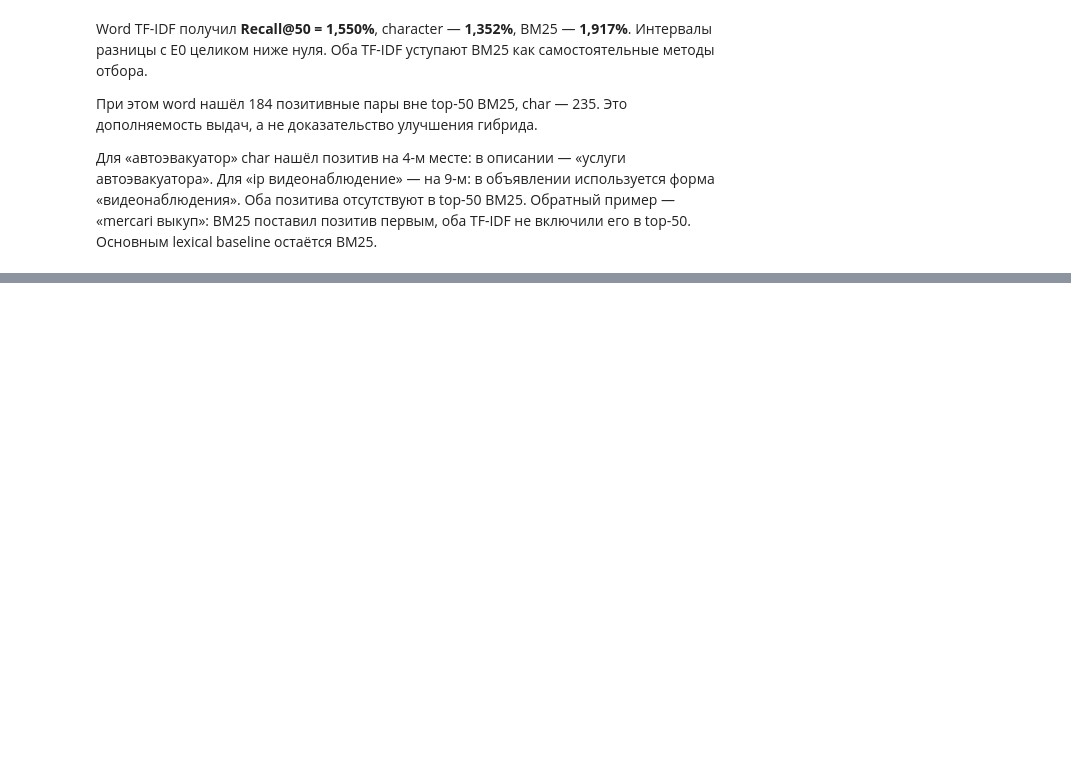
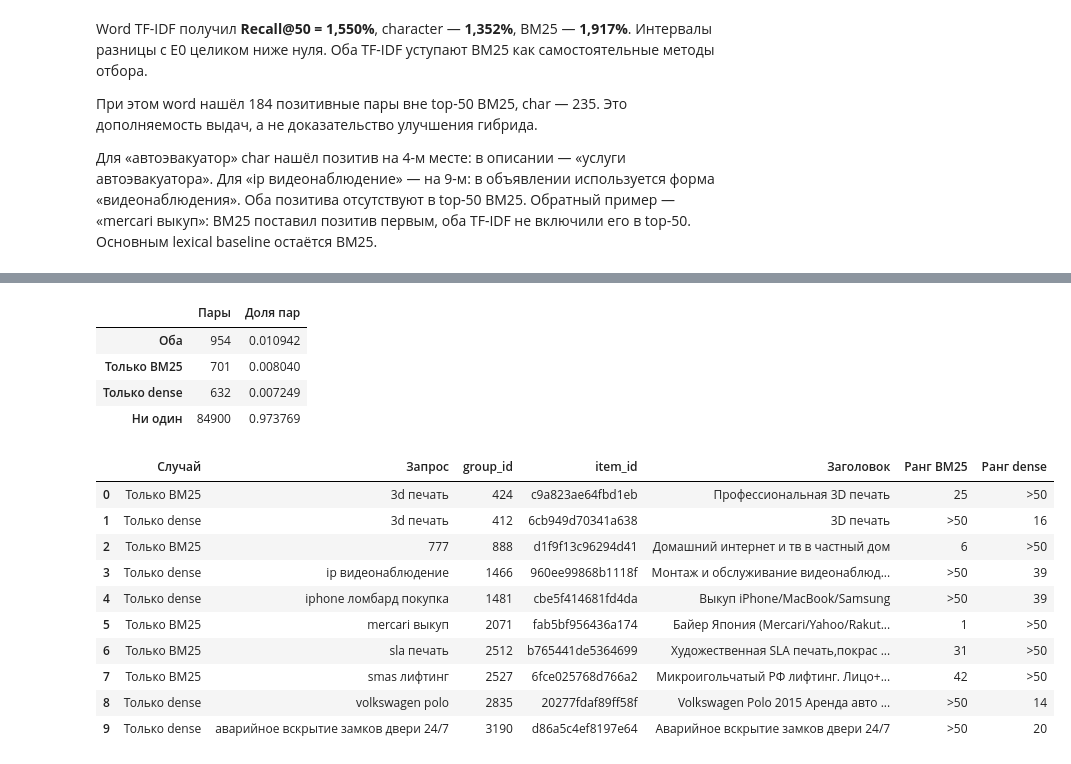
Before and after one commit to alexiva05/avito-service-search, a Jupyter notebook: solution.ipynb, the cells around one changed output, grey strips where cells are left out. Cells and saved outputs as stored; diff of their text form; code cells hidden in the pictures; blank space fills up the shorter version.

Commit message:
Добавлен dense baseline и сравнение с BM25

```diff
--- a/solution.ipynb
+++ b/solution.ipynb
@@ -1199,0 +1446,40 @@ BM25 поставил позитив первым, оба TF-IDF не включ
+# %%
+dense_pair_counts = {"Оба": 0, "Только BM25": 0, "Только dense": 0, "Ни один": 0}
+dense_examples, seen_examples = [], {"Только BM25": set(), "Только dense": set()}
+for query in validation.sort_values("search_query", kind="stable").itertuples():
+    base, candidate = predictions[query.search_query], dense_predictions[query.search_query]
+    base_found, dense_found = query.positives & set(base), query.positives & set(candidate)
+    dense_pair_counts["Оба"] += len(base_found & dense_found)
+    dense_pair_counts["Только BM25"] += len(base_found - dense_found)
+    dense_pair_counts["Только dense"] += len(dense_found - base_found)
+    dense_pair_counts["Ни один"] += len(query.positives - (base_found | dense_found))
+    for label, changed in [("Только BM25", base_found - dense_found), ("Только dense", dense_found - base_found)]:
+        if changed and len(seen_examples[label]) < 5 and query.search_query not in seen_examples[label]:
+            item_id = sorted(changed)[0]
+            dense_examples.append({"Случай": label, "Запрос": query.search_query, "group_id": query.Index,
+                                   "item_id": item_id, "Заголовок": titles_by_id[item_id],
+                                   "Ранг BM25": base.index(item_id) + 1 if item_id in base else ">50",
+                                   "Ранг dense": candidate.index(item_id) + 1 if item_id in candidate else ">50"})
+            seen_examples[label].add(query.search_query)
+assert sum(dense_pair_counts.values()) == validation.n_positives.sum()
+dense_pair_table = pd.Series(dense_pair_counts, name="Пары").to_frame()
+dense_pair_table["Доля пар"] = dense_pair_table.Пары / dense_pair_table.Пары.sum()
+display(dense_pair_table)
+display(pd.DataFrame(dense_examples))
+# %% [output]
+|  | Пары | Доля пар |
+| Оба | 954 | 0.010942 |
+| Только BM25 | 701 | 0.008040 |
+| Только dense | 632 | 0.007249 |
+| Ни один | 84900 | 0.973769 |
+|  | Случай | Запрос | group_id | item_id | Заголовок | Ранг BM25 | Ранг dense |
+| 0 | Только BM25 | 3d печать | 424 | c9a823ae64fbd1eb | Профессиональная 3D печать | 25 | >50 |
+| 1 | Только dense | 3d печать | 412 | 6cb949d70341a638 | 3D печать | >50 | 16 |
+| 2 | Только BM25 | 777 | 888 | d1f9f13c96294d41 | Домашний интернет и тв в частный дом | 6 | >50 |
+| 3 | Только dense | ip видеонаблюдение | 1466 | 960ee99868b1118f | Монтаж и обслуживание видеонаблюд... | >50 | 39 |
+| 4 | Только dense | iphone ломбард покупка | 1481 | cbe5f414681fd4da | Выкуп iPhone/MacBook/Samsung | >50 | 39 |
+| 5 | Только BM25 | mercari выкуп | 2071 | fab5bf956436a174 | Байер Япония (Mercari/Yahoo/Rakut... | 1 | >50 |
+| 6 | Только BM25 | sla печать | 2512 | b765441de5364699 | Художественная SLA печать,покрас ... | 31 | >50 |
+| 7 | Только BM25 | smas лифтинг | 2527 | 6fce025768d766a2 | Микроигольчатый РФ лифтинг. Лицо+... | 42 | >50 |
+| 8 | Только dense | volkswagen polo | 2835 | 20277fdaf89ff58f | Volkswagen Polo 2015 Аренда авто ... | >50 | 14 |
+| 9 | Только dense | аварийное вскрытие замков двери 24/7 | 3190 | d86a5c4ef8197e64 | Аварийное вскрытие замков двери 24/7 | >50 | 20 |
```
Also changed, not shown: parts of 15 cells of this notebook, 2 other files.
